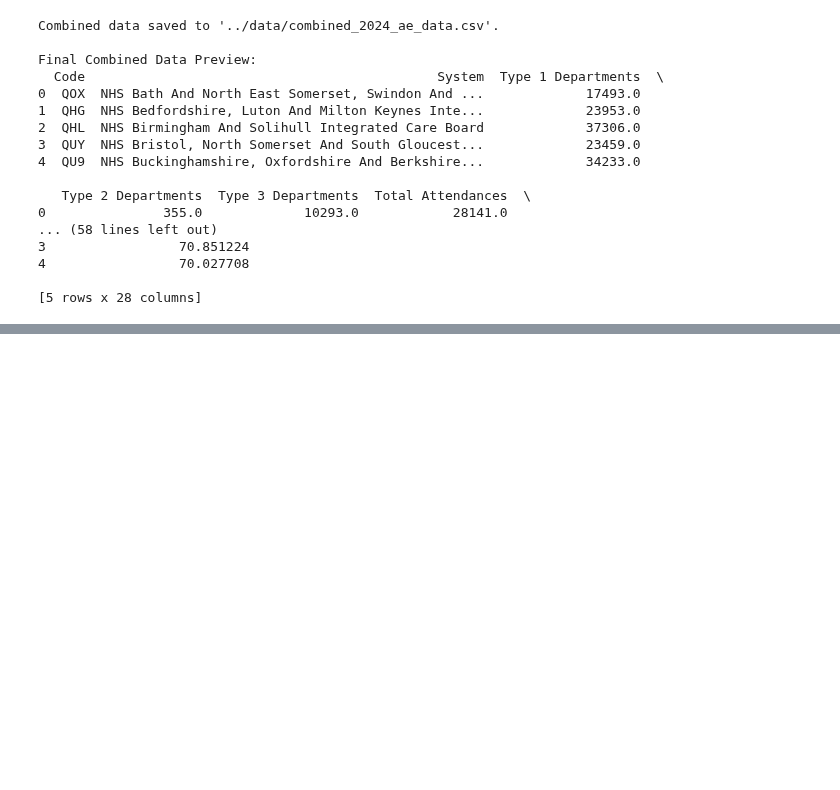
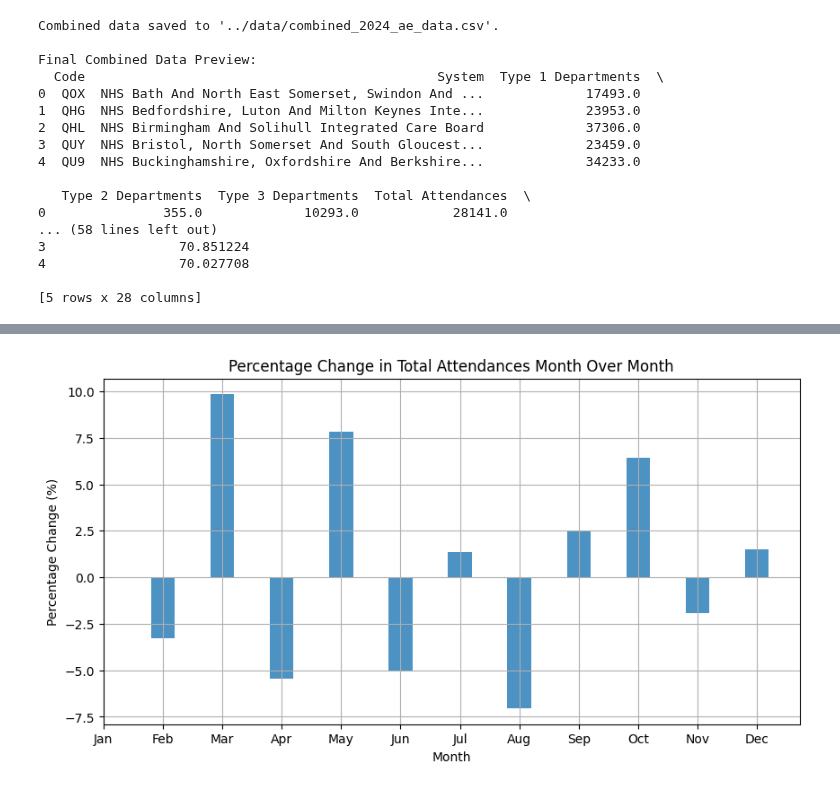
Before and after one commit to sophieboyle1/Final-Year-Project, a Jupyter notebook: src/synthetic_data_v2.ipynb, the cells around one changed output, grey strips where cells are left out. Cells and saved outputs as stored; diff of their text form; code cells hidden in the pictures; blank space fills up the shorter version.

```diff
--- a/src/synthetic_data_v2.ipynb
+++ b/src/synthetic_data_v2.ipynb
@@ -203,0 +217,17 @@ real_full_moon = real_full_moon.set_index
+# %%
+# Calculate percentage change in attendances month over month
+combined_data['Total Attendances'] = combined_data['Total Attendances < 4 hours'] + combined_data['Total Attendances > 4 hours']
+monthly_attendances = combined_data.groupby('Month')['Total Attendances'].sum()
+percentage_change = monthly_attendances.pct_change() * 100
+
+# Plot percentage change in attendances
+plt.figure(figsize=(10, 5))
+plt.bar(monthly_attendances.index, percentage_change, width=0.4, alpha=0.8)
+plt.title("Percentage Change in Total Attendances Month Over Month")
+plt.xlabel("Month")
+plt.ylabel("Percentage Change (%)")
+plt.xticks(range(1, 13), ['Jan', 'Feb', 'Mar', 'Apr', 'May', 'Jun', 'Jul', 'Aug', 'Sep', 'Oct', 'Nov', 'Dec'])
+plt.grid()
+plt.show()
+# %% [output]
+[figure, added]
```
Also changed, not shown: parts of 8 cells of this notebook.
